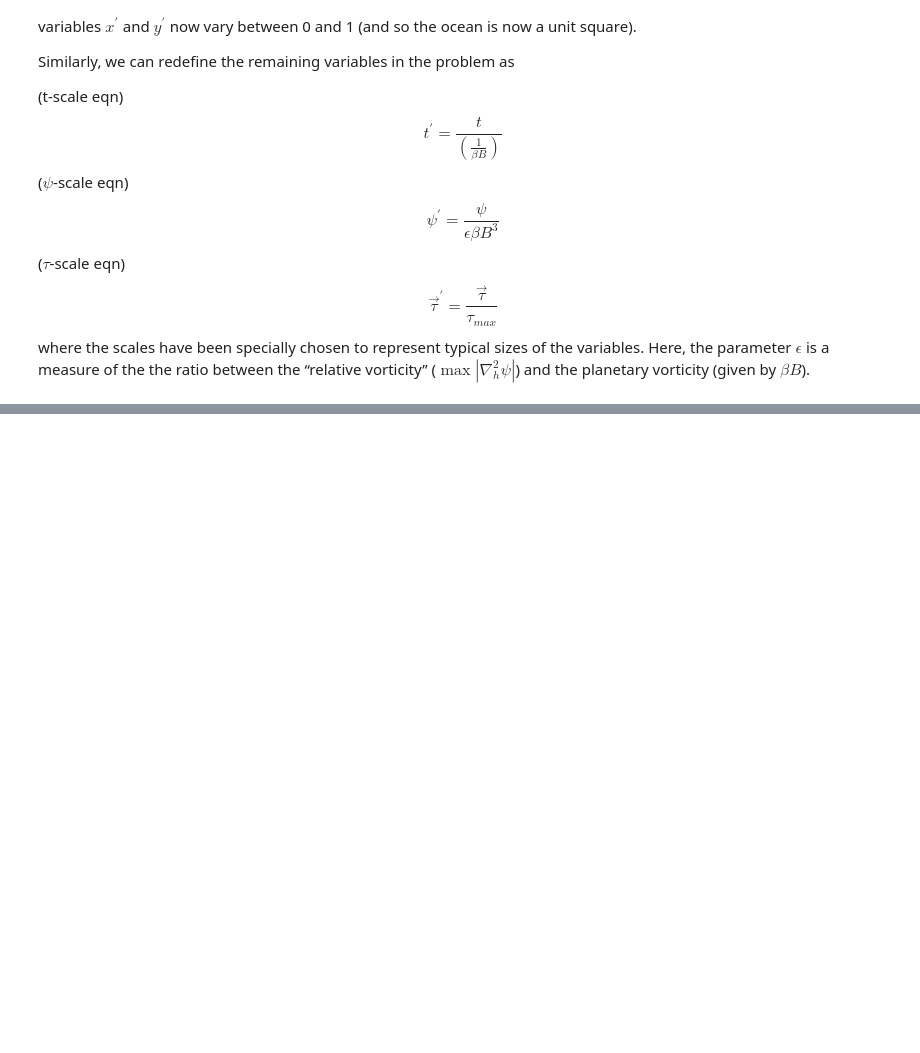
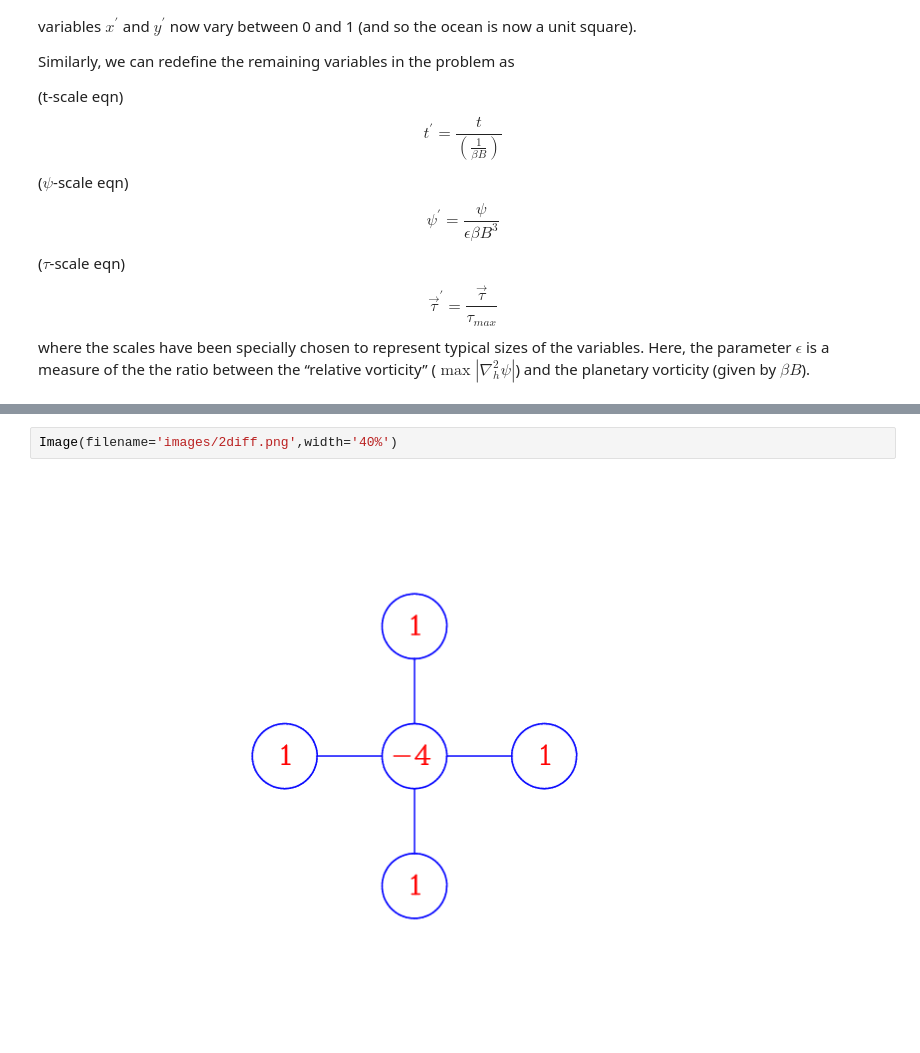
Before and after one commit to timothya87/numeric, a Jupyter notebook: lab8/Lab_8.ipynb, the cells around one changed output, grey strips where cells are left out. Drawn from its saved outputs; the diff is of its cells as text; blank space fills up the shorter version.

```diff
--- a/lab8/Lab_8.ipynb
+++ b/lab8/Lab_8.ipynb
@@ -313,0 +446,4 @@ by $\beta B$).
+# %%
+Image(filename='images/2diff.png',width='40%')
+# %% [output]
+[figure, added]
```
Also changed, not shown: parts of 5 cells of this notebook, 2 other files.
